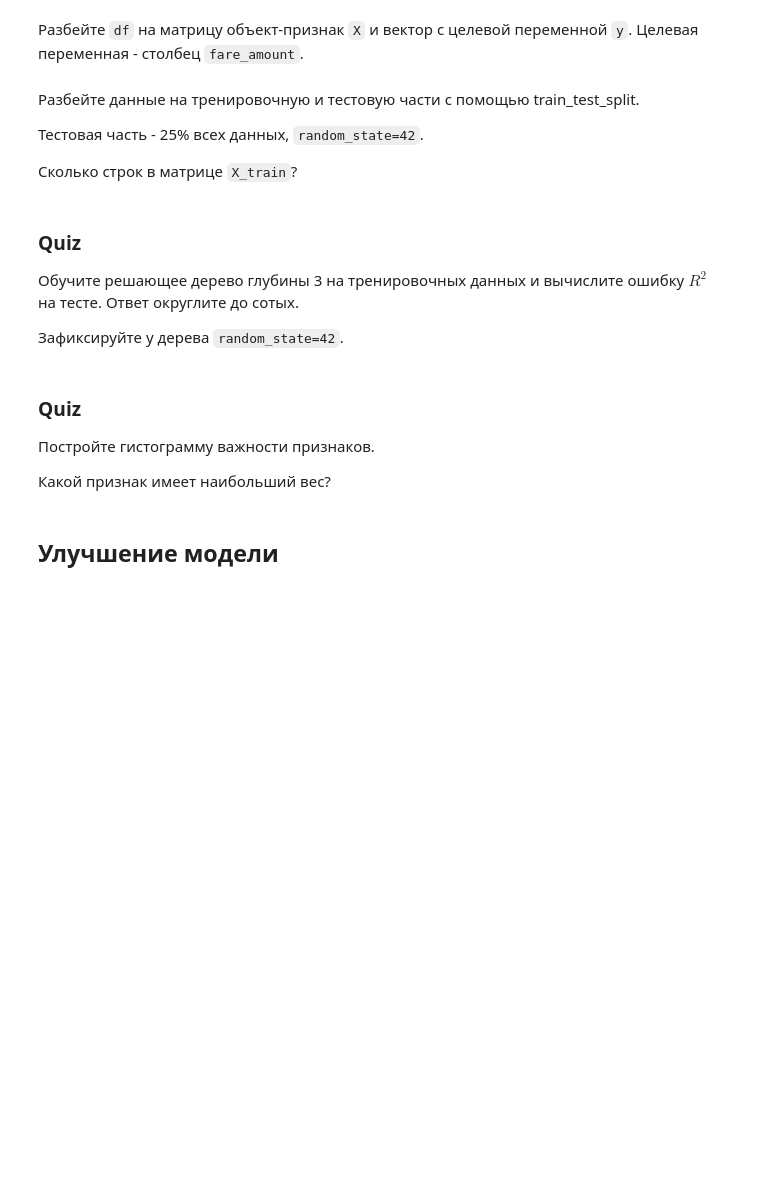
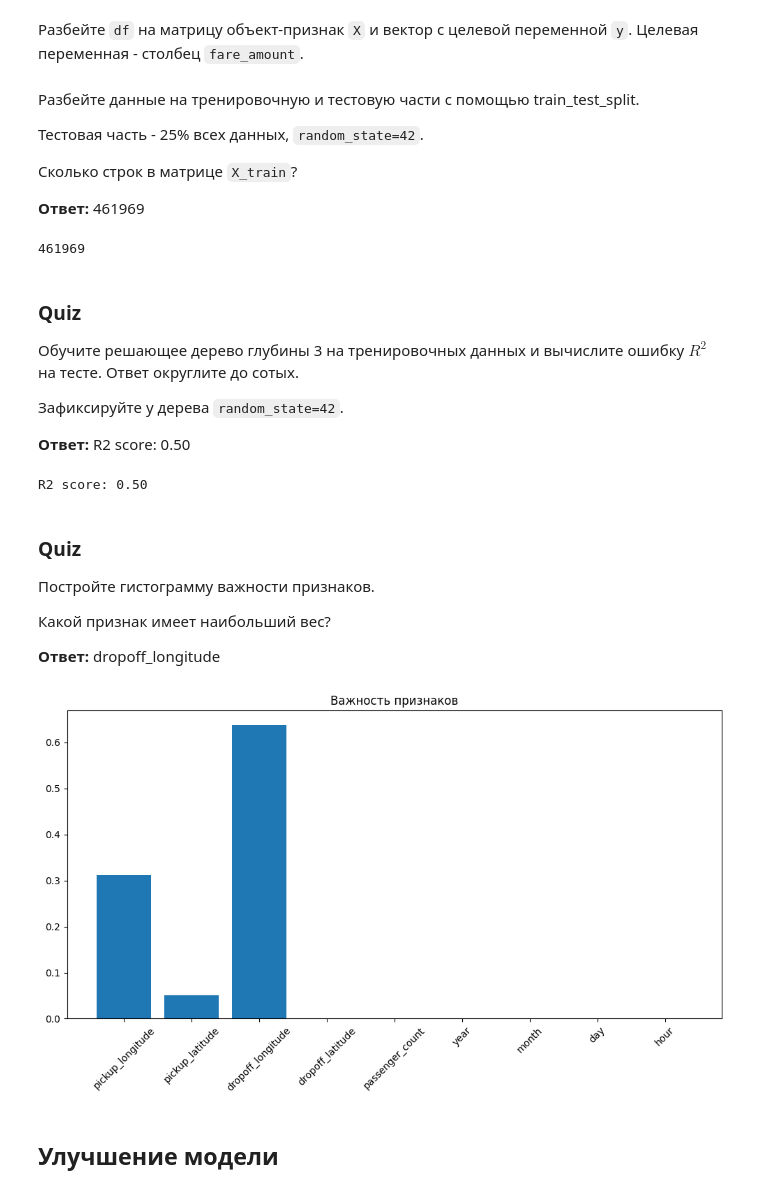
Before and after one commit to psaw/hse-ai24-ml, a Jupyter notebook: FinalProject_task.ipynb, the cells around one changed output. Saved outputs shown, nothing was run; the diff lists cells and outputs as text; code cells hidden in the pictures; blank space fills up the shorter version.

```diff
--- a/FinalProject_task.ipynb
+++ b/FinalProject_task.ipynb
@@ -120,3 +262,5 @@ df.head()
 Тестовая часть - 25% всех данных, `random_state=42`.
 
 Сколько строк в матрице `X_train`?
+
+**Ответ:** 461969
@@ -125,6 +267,19 @@ df.head()
+# %%
+# ваш код здесь
+from sklearn.model_selection import train_test_split
+
+# Разбиваем данные на тренировочную и тестовую выборки
+X_train, X_test, y_train, y_test = train_test_split(X, y, test_size=0.25, random_state=42)
+
+# Выводим размер тренировочной выборки
+print(X_train.shape[0])
+# %% [output]
+461969
 # %% [markdown]
 ### Quiz
 
 Обучите решающее дерево глубины 3 на тренировочных данных и вычислите ошибку $R^2$ на тесте. Ответ округлите до сотых.
 
 Зафиксируйте у дерева `random_state=42`.
+
+**Ответ:** R2 score: 0.50
@@ -136,6 +286,25 @@ from sklearn.metrics import r2_score
+# %%
+from sklearn.tree import DecisionTreeRegressor
+from sklearn.metrics import r2_score
+
+# ваш код здесь
+# Создаем и обучаем дерево решений
+tree = DecisionTreeRegressor(max_depth=3, random_state=42)
+tree.fit(X_train, y_train)
+
+# Делаем предсказания на тестовой выборке
+y_pred = tree.predict(X_test)
+
+# Вычисляем R2 на тесте
+r2 = r2_score(y_test, y_pred)
+print(f'R2 score: {r2:.2f}')
+# %% [output]
+R2 score: 0.50
 # %% [markdown]
 ### Quiz
 
 Постройте гистограмму важности признаков.
 
 Какой признак имеет наибольший вес?
+
+**Ответ:** dropoff_longitude
@@ -144,3 +311,22 @@ from sklearn.metrics import r2_score
+# %%
+# ваш код здесь
+import matplotlib.pyplot as plt
+
+# Получаем важности признаков
+feature_importances = tree.feature_importances_
+X['dropoff_longitude']
+# Создаем список имен признаков
+feature_names = X.columns
+
+# Создаем график
+plt.figure(figsize=(10, 6))
+plt.bar(feature_names, feature_importances)
+plt.xticks(rotation=45)
+plt.title('Важность признаков')
+plt.tight_layout()
+plt.show()
+# %% [output]
+[figure, added]
 # %% [markdown]
 ## Улучшение модели
 # %% [markdown]
```
Also changed, not shown: parts of 82 cells of this notebook.
